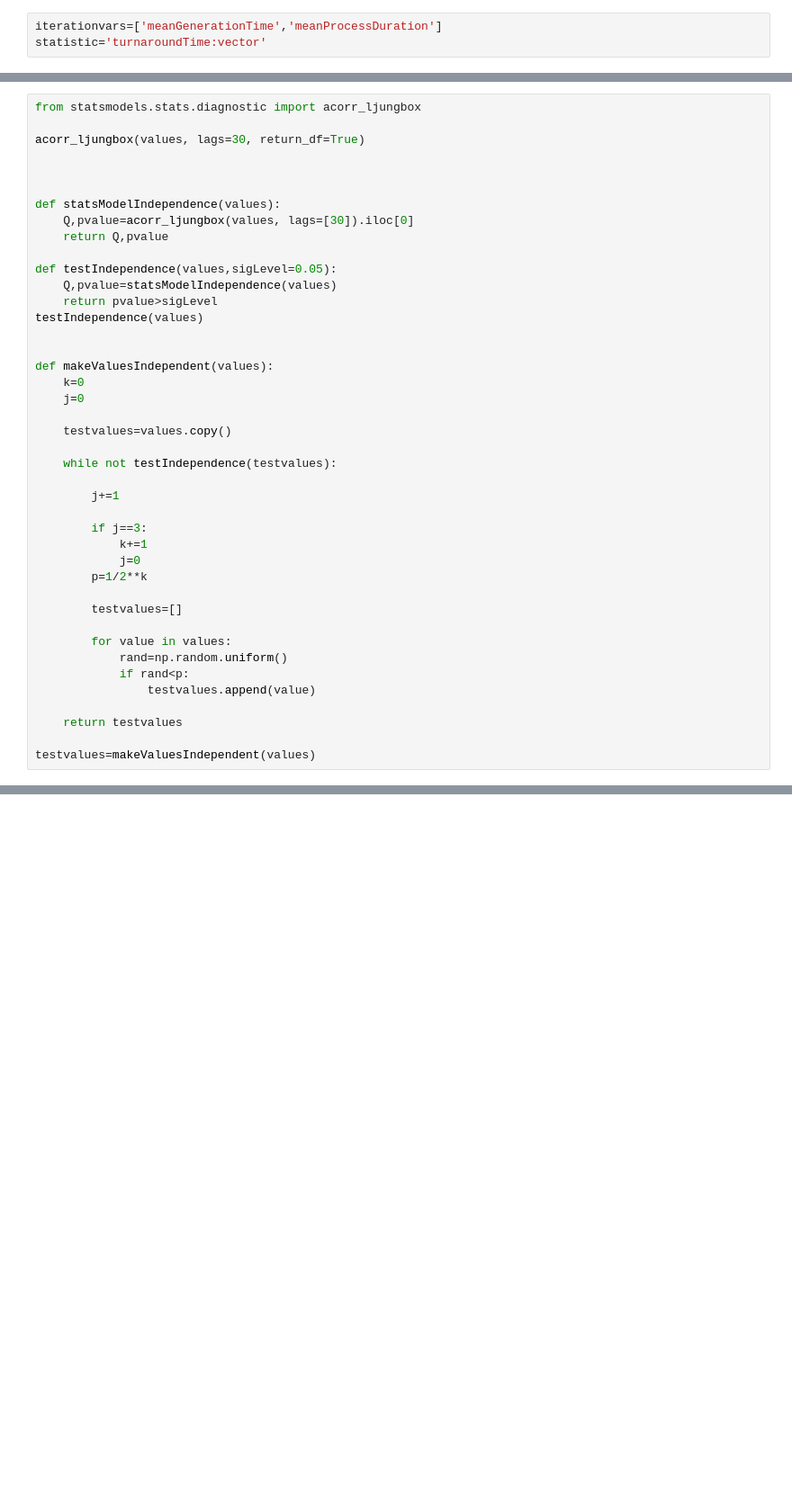
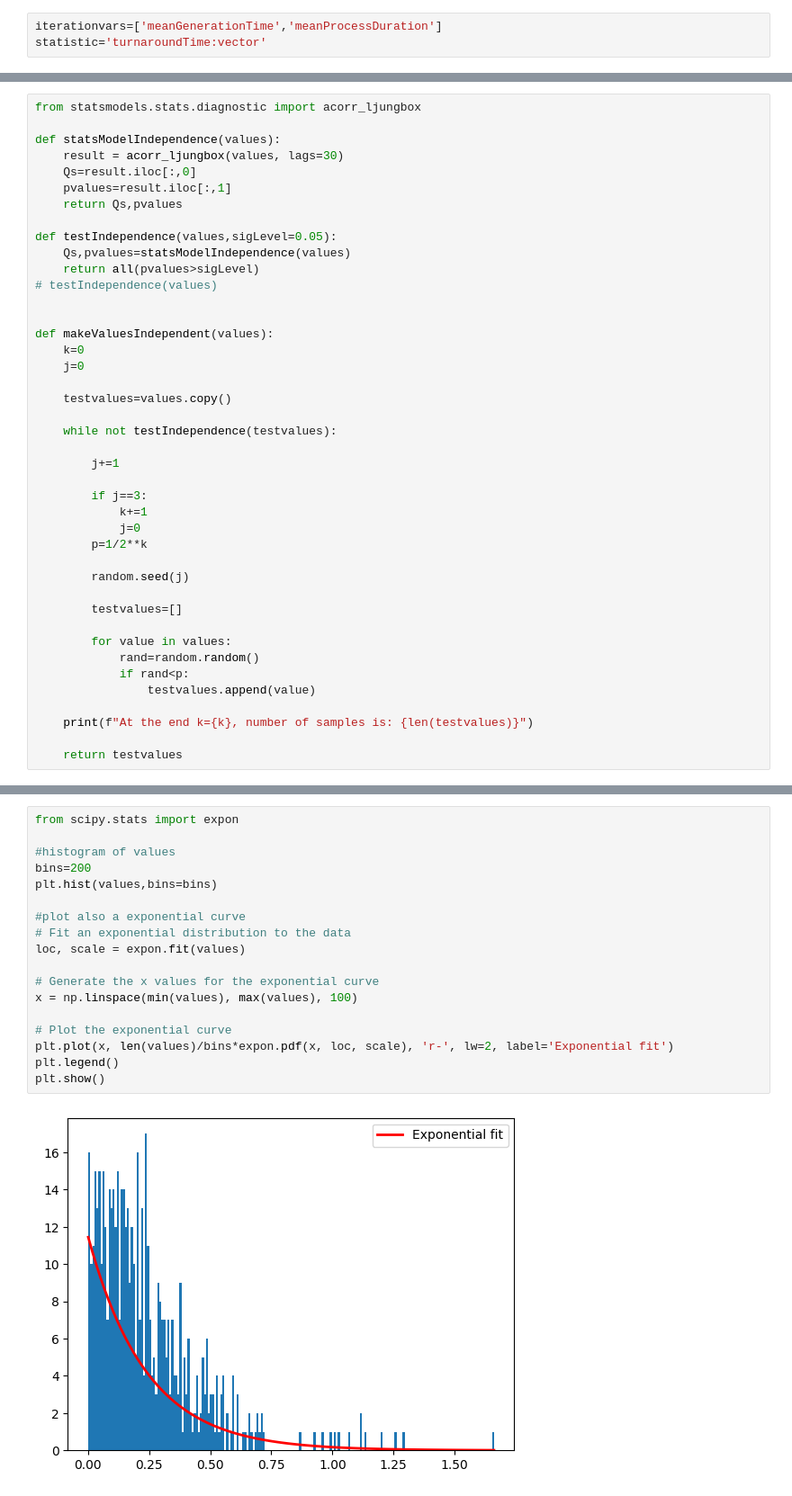
Before and after one commit to Sonic803/multi-core-sched, a Jupyter notebook: python/iid.ipynb, the cells around one changed output, grey strips where cells are left out. Shown: that part at 90% size. Cells and saved outputs as stored; diff of their text form; blank space fills up the shorter version.

```diff
--- a/python/iid.ipynb
+++ b/python/iid.ipynb
@@ -307,18 +254,16 @@ Now the number of samples is: 4086
 # %%
 from statsmodels.stats.diagnostic import acorr_ljungbox
 
-acorr_ljungbox(values, lags=30, return_df=True)
-
-
-
 def statsModelIndependence(values):
-    Q,pvalue=acorr_ljungbox(values, lags=[30]).iloc[0]
-    return Q,pvalue
+    result = acorr_ljungbox(values, lags=30)
+    Qs=result.iloc[:,0]
+    pvalues=result.iloc[:,1]
+    return Qs,pvalues
 
 def testIndependence(values,sigLevel=0.05):
-    Q,pvalue=statsModelIndependence(values)
-    return pvalue>sigLevel
-testIndependence(values)
+    Qs,pvalues=statsModelIndependence(values)
+    return all(pvalues>sigLevel)
+# testIndependence(values)
 
 
 def makeValuesIndependent(values):
@@ -336,13 +281,15 @@ def makeValuesIndependent(values):
             j=0
         p=1/2**k
 
+        random.seed(j)
+
         testvalues=[]
 
         for value in values:
-            rand=np.random.uniform()
+            rand=random.random()
             if rand<p:
                 testvalues.append(value)
 
+    print(f"At the end k={k}, number of samples is: {len(testvalues)}")
+
     return testvalues
-
-testvalues=makeValuesIndependent(values)
@@ -387,0 +332,20 @@ plt.show()
+# %%
+from scipy.stats import expon
+
+#histogram of values
+bins=200
+plt.hist(values,bins=bins)
+
+#plot also a exponential curve
+# Fit an exponential distribution to the data
+loc, scale = expon.fit(values)
+
+# Generate the x values for the exponential curve
+x = np.linspace(min(values), max(values), 100)
+
+# Plot the exponential curve
+plt.plot(x, len(values)/bins*expon.pdf(x, loc, scale), 'r-', lw=2, label='Exponential fit')
+plt.legend()
+plt.show()
+# %% [output]
+[figure, added]
```
Also changed, not shown: parts of 18 cells of this notebook, 3 other files.
